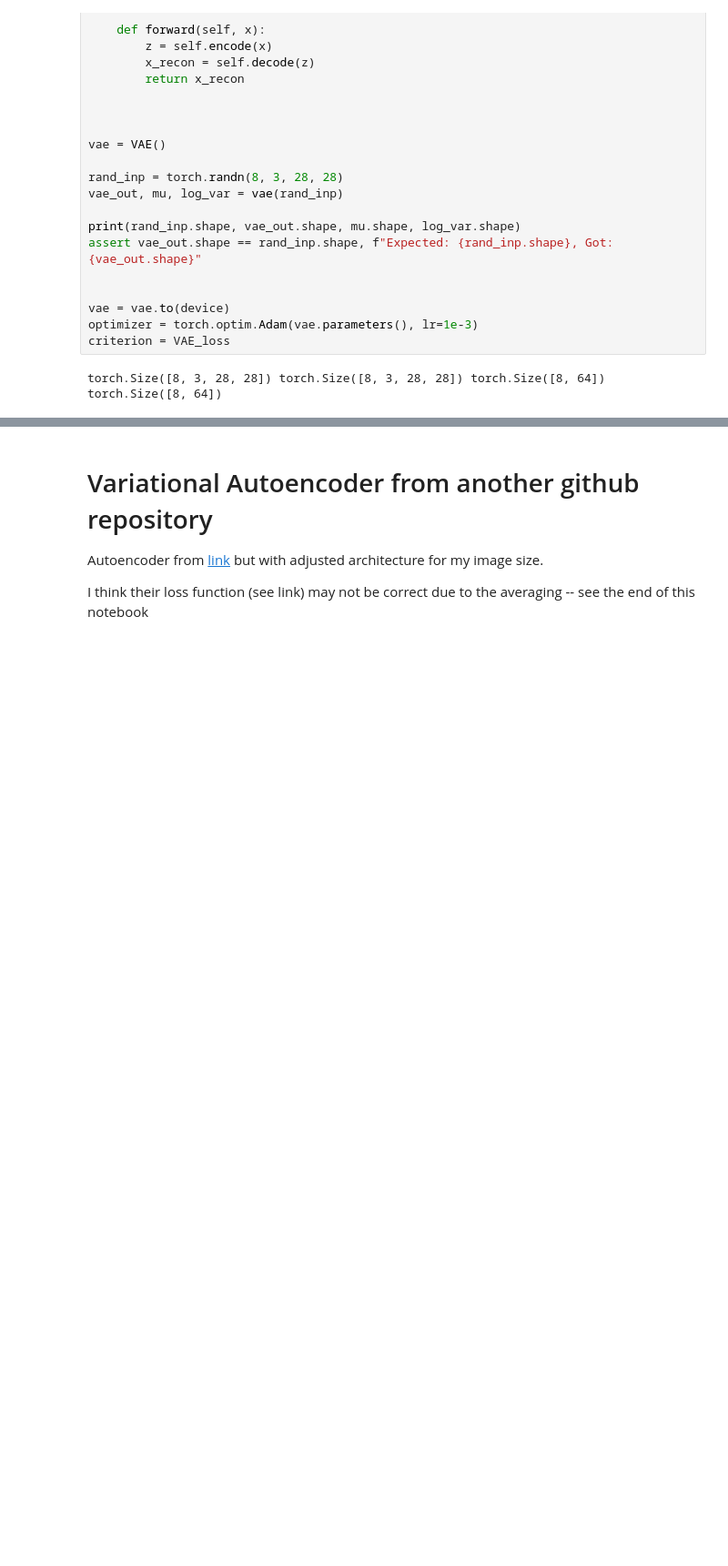
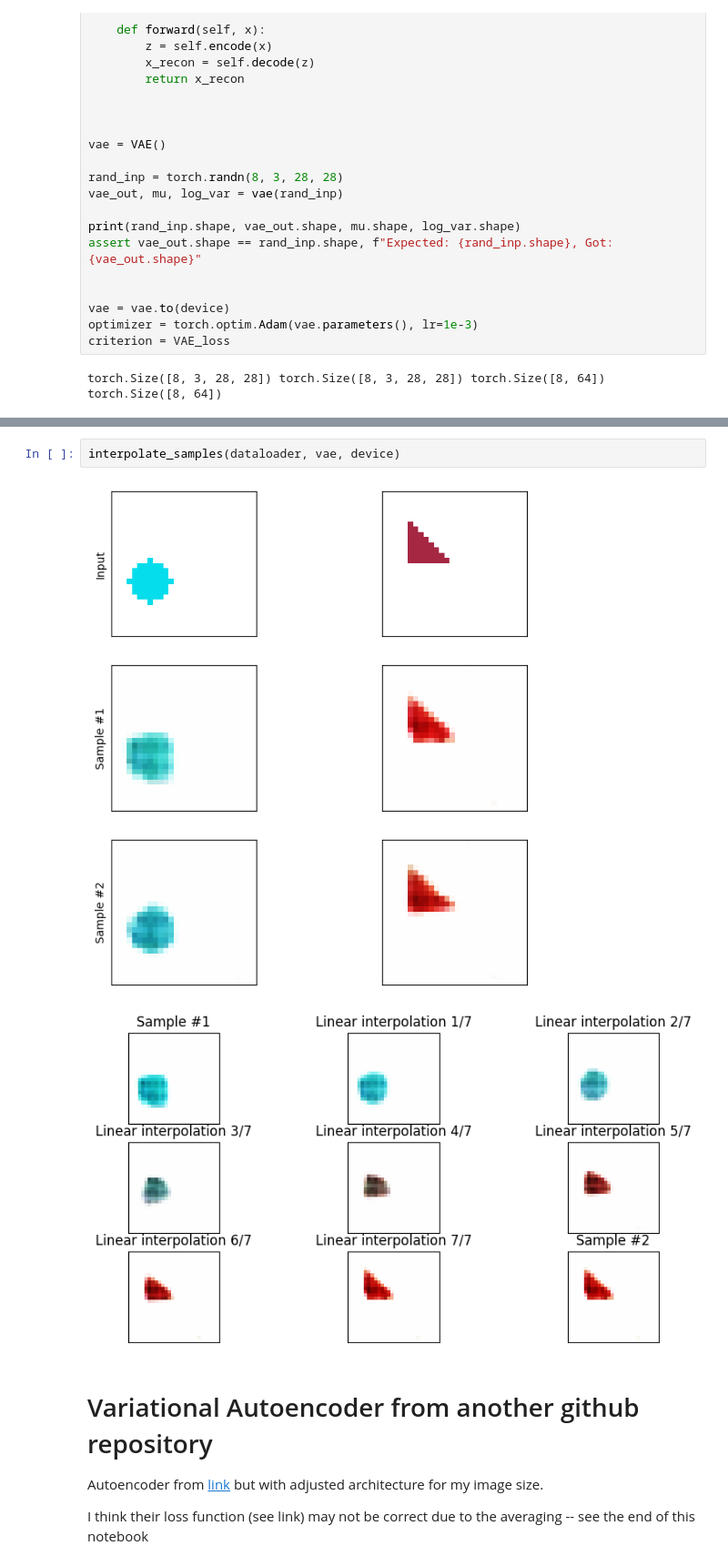
Before and after one commit to SergeiDBykov/ai-side-projects, a Jupyter notebook: VAE_synthetic_data/2d_VAE.ipynb, the cells around one changed output, grey strips where cells are left out. Shown: that part at 91% size. Cells and saved outputs as stored; diff of their text form; blank space fills up the shorter version.

```diff
--- a/VAE_synthetic_data/2d_VAE.ipynb
+++ b/VAE_synthetic_data/2d_VAE.ipynb
@@ -193,3 +208,8 @@ visualise_dataset(dataloader='latent_sample', model=vae, device=device)
+# %%
+interpolate_samples(dataloader, vae, device)
+# %% [output]
+[figure, added]
+[figure, added]
 # %% [markdown]
 # Variational Autoencoder from another github repository
 
```
Also changed, not shown: parts of 7 cells of this notebook, 2 other files.
